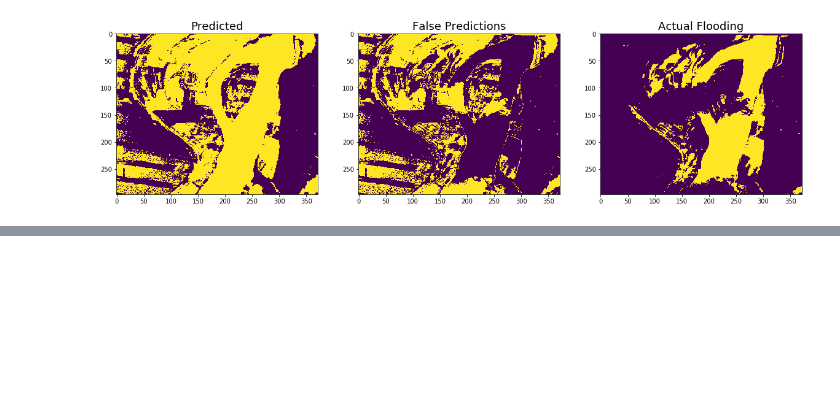
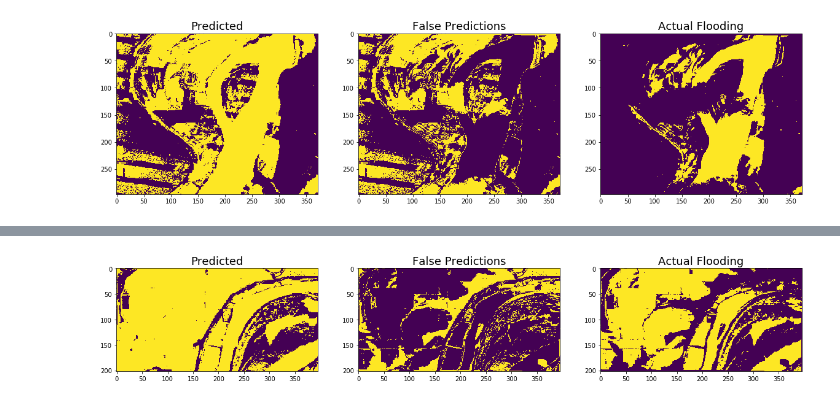
Before and after one commit to ianpdavies/cloudy_flood_prediction, a Jupyter notebook: notebooks/classifier_training.ipynb, the cells around one changed output, grey strips where cells are left out. Saved outputs shown, nothing was run; the diff lists cells and outputs as text; code cells hidden in the pictures; blank space fills up the shorter version.

```diff
--- a/notebooks/classifier_training.ipynb
+++ b/notebooks/classifier_training.ipynb
@@ -248,6 +243,9 @@ Train RMSE: 0.2795877885928525
 # Open each tif, convert to float, then write to stack
 import os
 import rasterio
+
+def listdir_fullpath(d):
+    return [os.path.join(d, f) for f in os.listdir(d)]
 
 def rasterToArray(path):
     # Get a list of tif files
@@ -645,3 +643,66 @@ Test RMSE: 0.565366290786179
     notFlooded       44.0       31.4
        Flooded        0.6       24.1
 [figure]
+# %%
+import matplotlib.pyplot as plt
+
+# This one is a bit smaller and contains entirely clouds, no masked uncloud pixels
+
+# Path to folder with tifs
+path = '../data/images/clouds3'
+arr = rasterToArray(path)
+
+# Convert image array to df just so we can keep track of columns
+arr_df = pd.DataFrame(data=arr, columns=feat_list_train)
+
+# Split into features and target
+X = arr_df.drop('flooded', axis=1)
+Y =  arr_df['flooded']
+y_pred_img = clf.predict(X)
+
+print("Classification report for classifier %s:\n%s\n"
+      % (clf, metrics.classification_report(Y, y_pred_img)))
+
+# RMSE of test data
+print('Test RMSE:', compute_rmse(y_pred_img, Y))
+
+# Confusion matrix
+print_cm(metrics.confusion_matrix(Y, y_pred_img)/len(y_pred_img)*100, labels=['notFlooded','Flooded'])
+# Top row = predicted, left col = true
+
+#================== Plotting results
+
+# Plot predicted values
+with rasterio.open(path + '/stack/stack.tif', 'r') as ds:
+        shape = ds.read(1).shape
+        preds = y_pred_img.reshape(shape)
+
+# Plot incorrect values
+with rasterio.open(path + '/stack/stack.tif', 'r') as ds:
+        shape = ds.read(1).shape
+        incorrect = np.empty(shape=(len(y_pred_img), ))
+
+for actual, predicted, i in zip(Y, y_pred_img, range(len(incorrect))):
+    if predicted != actual:
+        incorrect[i] = 1
+    else:
+        incorrect[i] = 0
+
+incorrect = incorrect.reshape(shape)
+
+# Plot actual flooding
+with rasterio.open(path + '/stack/stack.tif', 'r') as ds:
+        shape = ds.read(1).shape
+        Ymap = np.array(Y)
+        Ymap = Ymap.reshape(shape)
+
+
+plt.figure(figsize=(20,13))
+columns = 3
+images = [preds, incorrect, Ymap]
+titles = ['Predicted', 'False Predictions', 'Actual Flooding']
+for i, image in enumerate(images):
+    plt.subplot(len(images) / columns + 1, columns, i + 1)
+    plt.title(titles[i], fontdict = {'fontsize' : 18})
+    plt.imshow(image)
+# %% [output]
@@ -647,0 +724 @@ Test RMSE: 0.565366290786179
+[figure, added]
```
Also changed, not shown: parts of 5 cells of this notebook.
